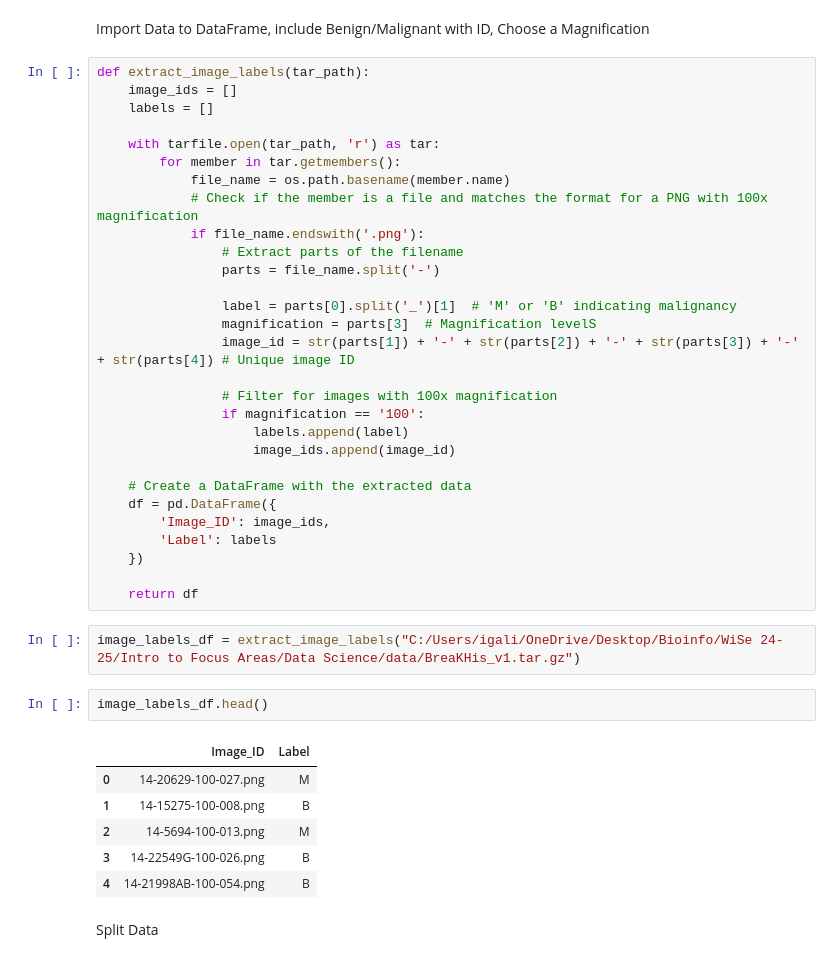
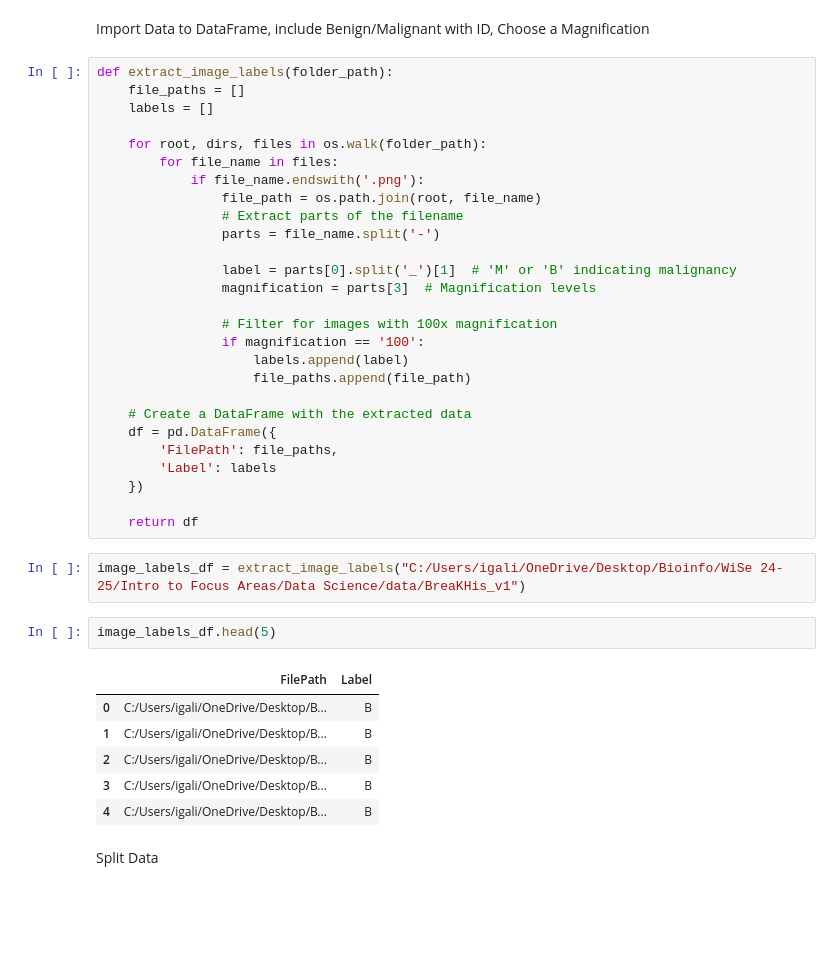
Before and after one commit to igalins/ifa, a Jupyter notebook: a2/a2.ipynb, the cells around one changed output. Drawn from its saved outputs; the diff is of its cells as text; blank space fills up the shorter version.

```diff
--- a/a2/a2.ipynb
+++ b/a2/a2.ipynb
@@ -14,45 +16,43 @@ count_png_files_in_tar("C:/Users/igali/OneDrive/Desktop/Bioinfo/WiSe 24-25/Intro
 # %% [markdown]
 Import Data to DataFrame, include Benign/Malignant with ID, Choose a Magnification
 # %%
-def extract_image_labels(tar_path):
-    image_ids = []
+def extract_image_labels(folder_path):
+    file_paths = []
     labels = []
 
-    with tarfile.open(tar_path, 'r') as tar:
-        for member in tar.getmembers():
-            file_name = os.path.basename(member.name)
-            # Check if the member is a file and matches the format for a PNG with 100x magnification
+    for root, dirs, files in os.walk(folder_path):
+        for file_name in files:
             if file_name.endswith('.png'):
+                file_path = os.path.join(root, file_name)
                 # Extract parts of the filename
                 parts = file_name.split('-')
 
                 label = parts[0].split('_')[1]  # 'M' or 'B' indicating malignancy
-                magnification = parts[3]  # Magnification levelS
-                image_id = str(parts[1]) + '-' + str(parts[2]) + '-' + str(parts[3]) + '-' + str(parts[4]) # Unique image ID
+                magnification = parts[3]  # Magnification levels
 
                 # Filter for images with 100x magnification
                 if magnification == '100':
                     labels.append(label)
-                    image_ids.append(image_id)
+                    file_paths.append(file_path)
 
     # Create a DataFrame with the extracted data
     df = pd.DataFrame({
-        'Image_ID': image_ids,
+        'FilePath': file_paths,
         'Label': labels
     })
 
     return df
 # %%
-image_labels_df = extract_image_labels("C:/Users/igali/OneDrive/Desktop/Bioinfo/WiSe 24-25/Intro to Focus Areas/Data Science/data/BreaKHis_v1.tar.gz")
+image_labels_df = extract_image_labels("C:/Users/igali/OneDrive/Desktop/Bioinfo/WiSe 24-25/Intro to Focus Areas/Data Science/data/BreaKHis_v1")
 # %%
-image_labels_df.head()
+image_labels_df.head(5)
 # %% [output]
-|  | Image_ID | Label |
-| 0 | 14-20629-100-027.png | M |
-| 1 | 14-15275-100-008.png | B |
-| 2 | 14-5694-100-013.png | M |
-| 3 | 14-22549G-100-026.png | B |
-| 4 | 14-21998AB-100-054.png | B |
+|  | FilePath | Label |
+| 0 | C:/Users/igali/OneDrive/Desktop/B... | B |
+| 1 | C:/Users/igali/OneDrive/Desktop/B... | B |
+| 2 | C:/Users/igali/OneDrive/Desktop/B... | B |
+| 3 | C:/Users/igali/OneDrive/Desktop/B... | B |
+| 4 | C:/Users/igali/OneDrive/Desktop/B... | B |
 # %% [markdown]
 Split Data
 # %%
```
Also changed, not shown: parts of 15 cells of this notebook.
